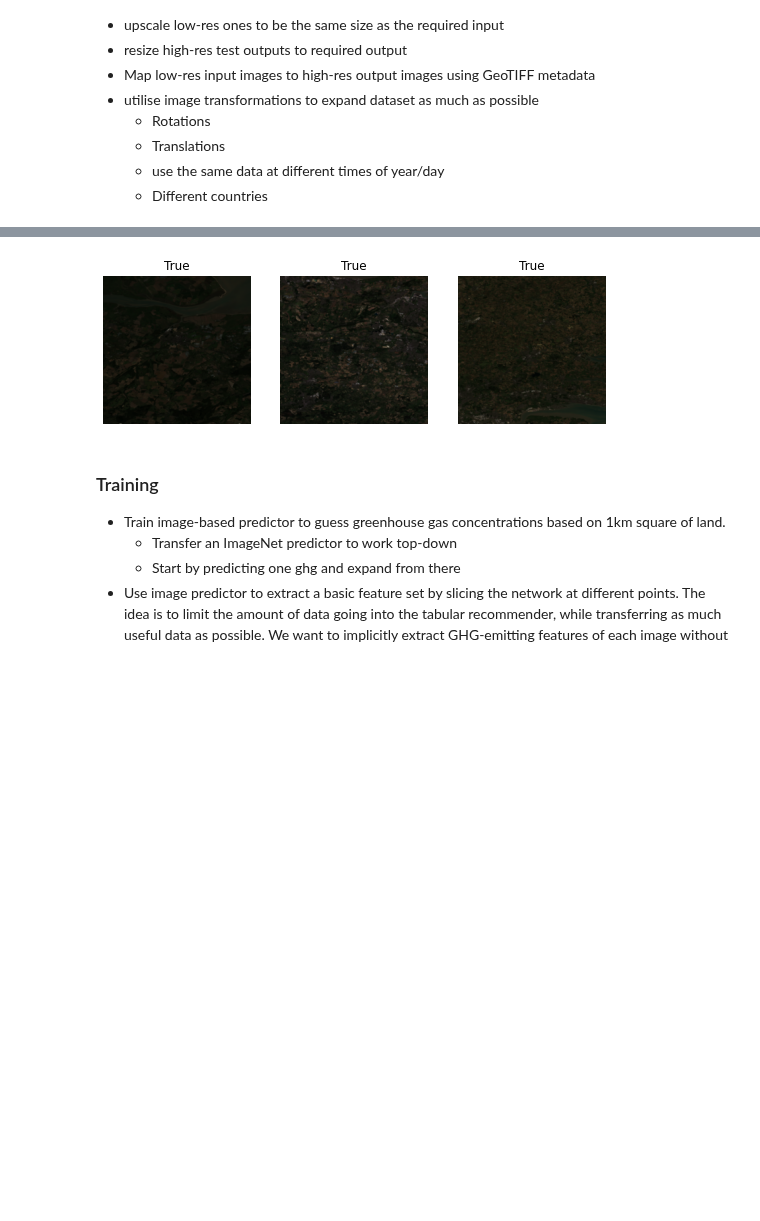
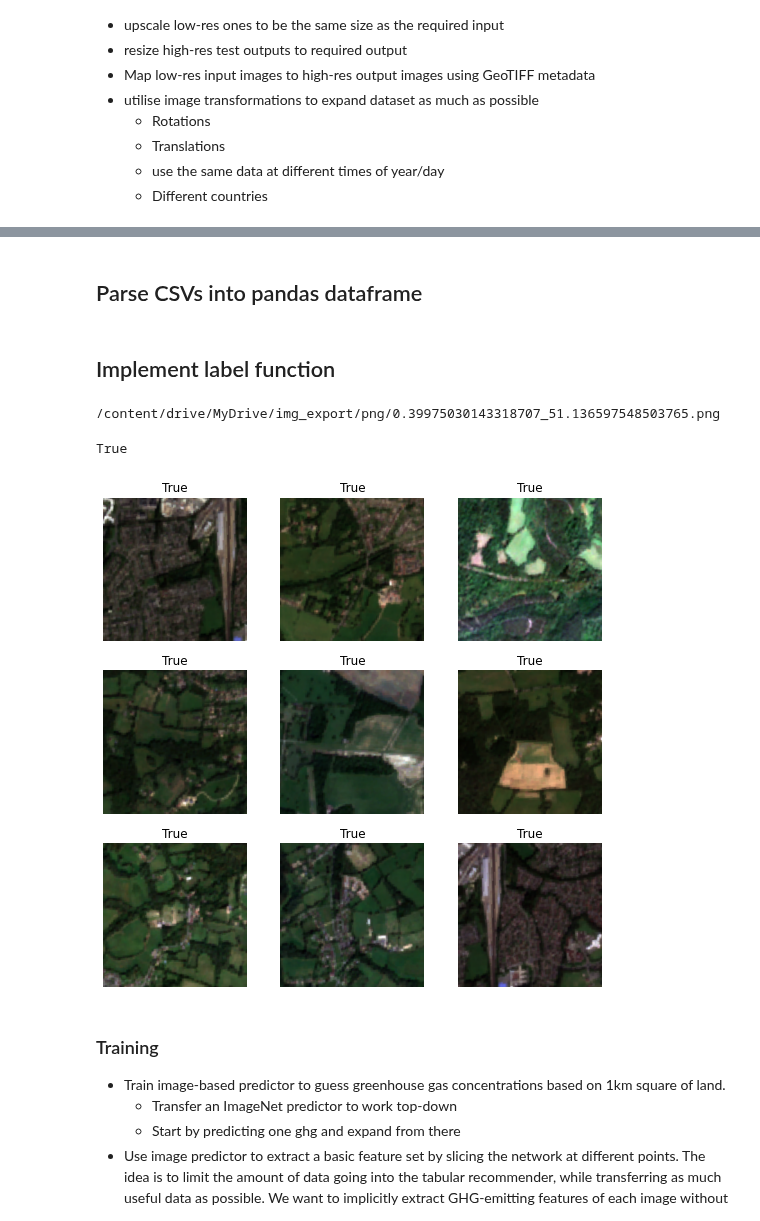
Before and after one commit to WRFitch/fyp, a Jupyter notebook: src/fyp_ai_analysis.ipynb, the cells around one changed output, grey strips where cells are left out. Cells and saved outputs as stored; diff of their text form; code cells hidden in the pictures; blank space fills up the shorter version.

```diff
--- a/src/fyp_ai_analysis.ipynb
+++ b/src/fyp_ai_analysis.ipynb
@@ -44,6 +51,6 @@ drive_path = "/content/drive/MyDrive/"
 # %%
 # Import data from google drive
-path = drive_path + "/10m"
-imgs = get_image_files(path + "/pngs")
+path = drive_path + "img_export"
+imgs = get_image_files(path + "/png")
 # %%
 len(imgs)
@@ -55,0 +60,2 @@ def label_func(file):
+# %% [markdown]
+## Parse CSVs into pandas dataframe
@@ -56,13 +64,29 @@ def label_func(file):
+# %% [markdown]
+## Implement label function
+# %%
+# Define a label function for image data by getting centroid long and lat from image filename, then accessing the
+# corresponding GHG values from the pandas dataframe defined above.
+def label_func(file):
+  # string formatting always feels like some kind of evil act.
+  print(file)
+  coords = list(map(float, file.split("/")[-1][0:-4].split("_")))
+  df.longitude == coords[0] and df.latitude == coords[1]
+  return True
+# %%
+label_func(f"{path}/png/0.39975030143318707_51.136597548503765.png")
+# %% [output]
+/content/drive/MyDrive/img_export/png/0.39975030143318707_51.136597548503765.png
+True
 # %%
 # Define ImageDataLoader
 # TODO look into other item_tfms options - what other transforms can be done?
 # - 90-degree rotations
-# - Movement/translations
+# - Slicing and dicing these together (would that work?..)
 # TODO batch size is set to 1 because we're currently under the threshold of the standard bs (64). Update this once the data source is sorted.
-imgLoader = ImageDataLoaders.from_name_func(path, imgs, label_func, item_tfms=Resize(224), bs=3)
+imgLoader = ImageDataLoaders.from_name_func(path, imgs, label_func, item_tfms=Resize(224))
 imgLoader.show_batch()
 # %% [output]
-[figure, old version]
+[figure, new version]
 # %% [markdown]
 ### Training
 
```
Also changed, not shown: parts of 7 cells of this notebook.
